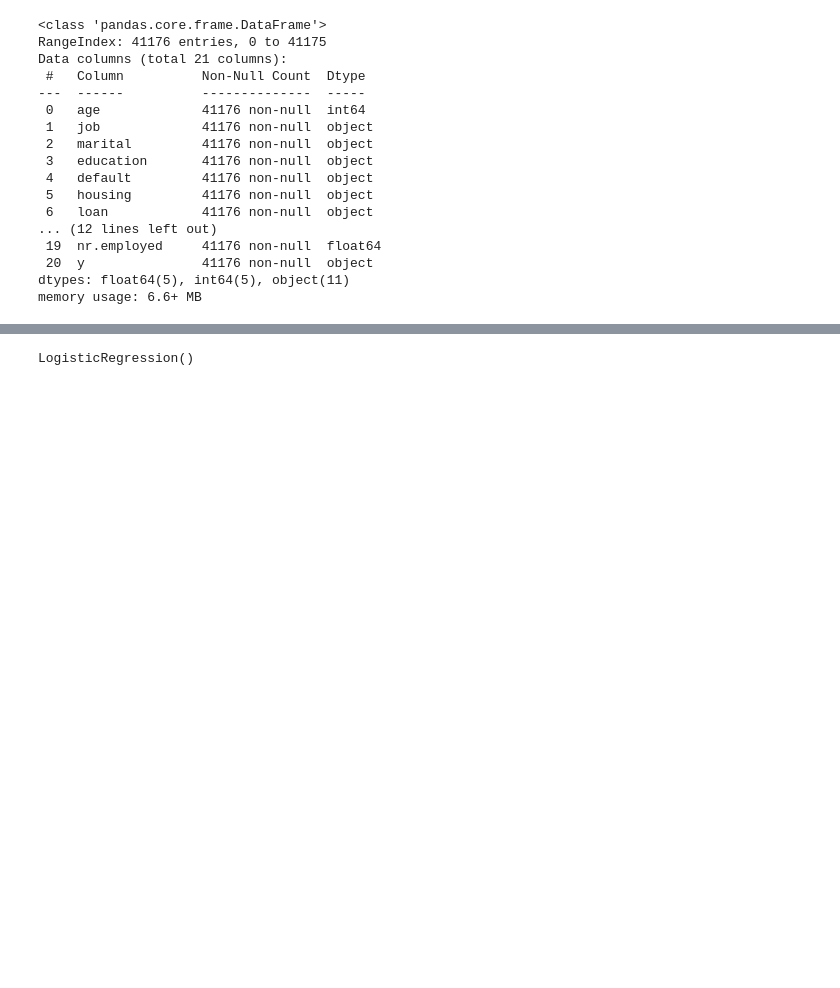
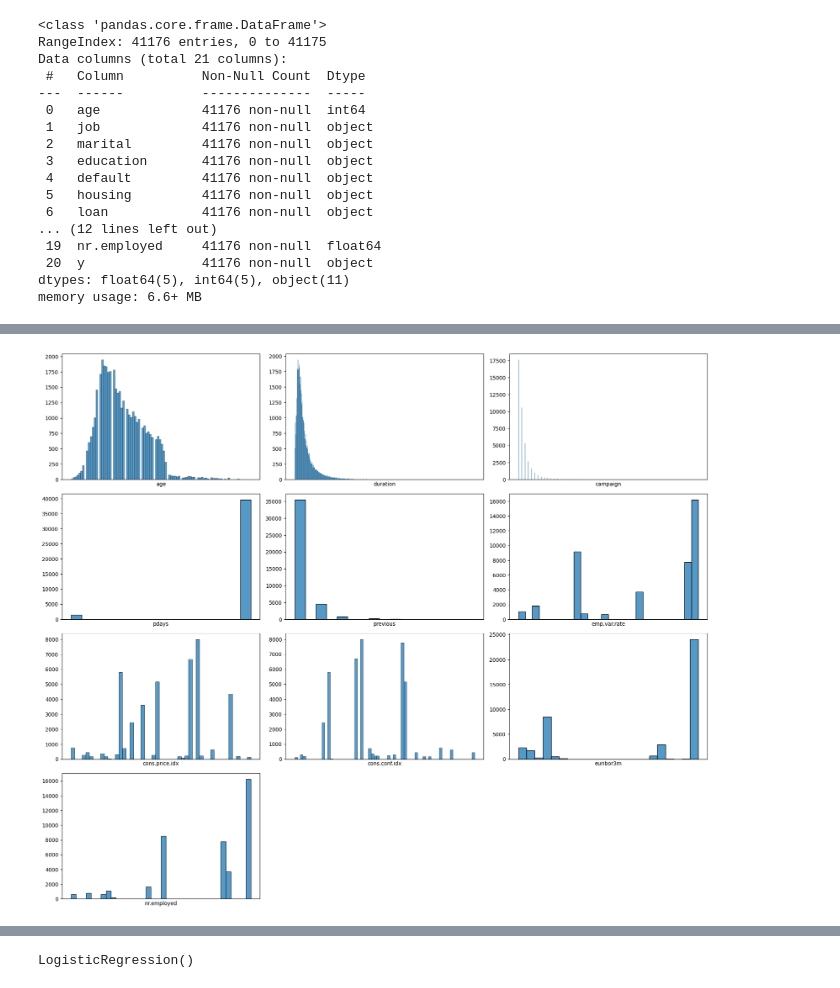
Before and after one commit to Paula3228/Regresion-Logistica, a Jupyter notebook: src/explore.ipynb, the cells around one changed output, grey strips where cells are left out. Drawn from its saved outputs; the diff is of its cells as text; code cells hidden in the pictures; blank space fills up the shorter version.

```diff
--- a/src/explore.ipynb
+++ b/src/explore.ipynb
@@ -93,0 +125,30 @@ memory usage: 6.6+ MB
+# %%
+#Analisis Univariante
+#Analisis numericas
+
+# Crear los subplots
+fig, axis = plt.subplots(4, 3, figsize=(18, 15))  # Ajustamos para 11 variables numéricas
+
+# Lista de variables numéricas
+numerical_columns = ["age", "duration", "campaign", "pdays", "previous", "emp.var.rate",
+                     "cons.price.idx", "cons.conf.idx", "euribor3m", "nr.employed"]
+
+# Crear histogramas para cada variable numérica
+sns.histplot(ax=axis[0, 0], data=df, x='age').set(ylabel=None, xticks=[])
+sns.histplot(ax=axis[0, 1], data=df, x='duration').set(ylabel=None, xticks=[])
+sns.histplot(ax=axis[0, 2], data=df, x='campaign').set(ylabel=None, xticks=[])
+sns.histplot(ax=axis[1, 0], data=df, x='pdays').set(ylabel=None, xticks=[])
+sns.histplot(ax=axis[1, 1], data=df, x='previous').set(ylabel=None, xticks=[])
+sns.histplot(ax=axis[1, 2], data=df, x='emp.var.rate').set(ylabel=None, xticks=[])
+sns.histplot(ax=axis[2, 0], data=df, x='cons.price.idx').set(ylabel=None, xticks=[])
+sns.histplot(ax=axis[2, 1], data=df, x='cons.conf.idx').set(ylabel=None, xticks=[])
+sns.histplot(ax=axis[2, 2], data=df, x='euribor3m').set(ylabel=None, xticks=[])
+sns.histplot(ax=axis[3, 0], data=df, x='nr.employed').set(ylabel=None, xticks=[])
+
+# Eliminar subplots vacíos
+fig.delaxes(axis[3, 1])  # Eliminar la posición vacía en la última fila
+fig.delaxes(axis[3, 2])  # Eliminar la posición vacía en la última fila
+
+plt.tight_layout()
+# %% [output]
+[figure, added]
```
Also changed, not shown: parts of 15 cells of this notebook, 1 other file.
